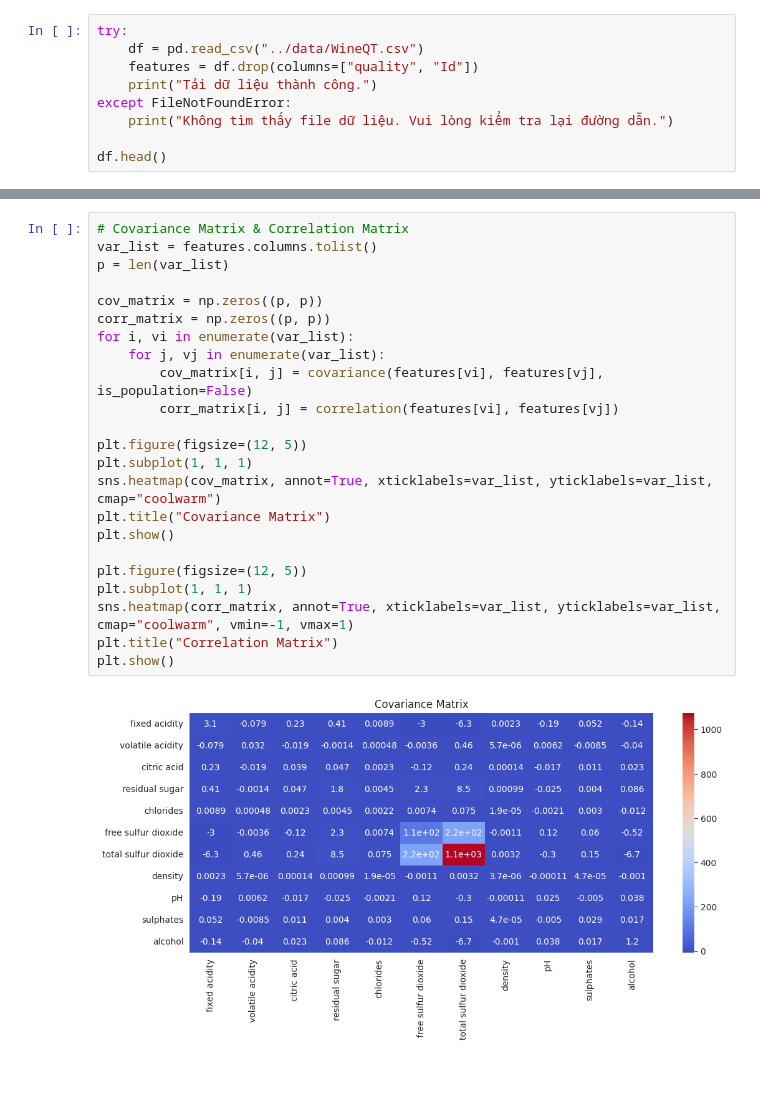
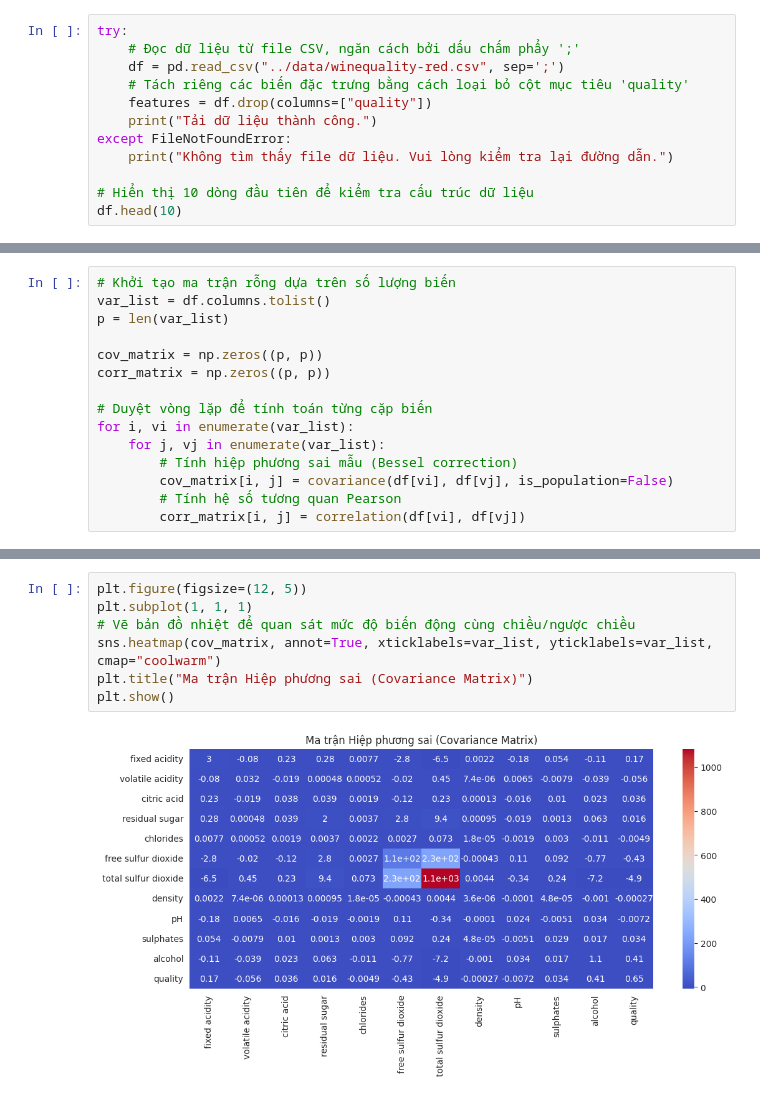
Before and after one commit to ducan0206/Multivariate-Statistical-Analysis, a Jupyter notebook: notebooks/01_descriptive_stats.ipynb, the cells around one changed output, grey strips where cells are left out. Saved outputs shown, nothing was run; the diff lists cells and outputs as text.

```diff
--- a/notebooks/01_descriptive_stats.ipynb
+++ b/notebooks/01_descriptive_stats.ipynb
@@ -28,12 +71,15 @@ The autoreload extension is already loaded. To reload it, use:
 # %%
 try:
-    df = pd.read_csv("../data/WineQT.csv")
-    features = df.drop(columns=["quality", "Id"])
+    # Đọc dữ liệu từ file CSV, ngăn cách bởi dấu chấm phẩy ';'
+    df = pd.read_csv("../data/winequality-red.csv", sep=';')
+    # Tách riêng các biến đặc trưng bằng cách loại bỏ cột mục tiêu 'quality'
+    features = df.drop(columns=["quality"])
     print("Tải dữ liệu thành công.")
 except FileNotFoundError:
     print("Không tìm thấy file dữ liệu. Vui lòng kiểm tra lại đường dẫn.")
 
-df.head()
+# Hiển thị 10 dòng đầu tiên để kiểm tra cấu trúc dữ liệu
+df.head(10)
 # %% [output]
 Tải dữ liệu thành công.
 |  | fixed acidity | volatile acidity | citric acid | residual sugar | chlorides | free sulfur dioxide | ... |
@@ -119,0 +229,15 @@ comparison.round(4)
+# %%
+# Khởi tạo ma trận rỗng dựa trên số lượng biến
+var_list = df.columns.tolist()
+p = len(var_list)
+
+cov_matrix = np.zeros((p, p))
+corr_matrix = np.zeros((p, p))
+
+# Duyệt vòng lặp để tính toán từng cặp biến
+for i, vi in enumerate(var_list):
+    for j, vj in enumerate(var_list):
+        # Tính hiệp phương sai mẫu (Bessel correction)
+        cov_matrix[i, j] = covariance(df[vi], df[vj], is_population=False)
+        # Tính hệ số tương quan Pearson
+        corr_matrix[i, j] = correlation(df[vi], df[vj])
@@ -120,25 +253,9 @@ comparison.round(4)
 # %%
-# Covariance Matrix & Correlation Matrix
-var_list = features.columns.tolist()
-p = len(var_list)
-
-cov_matrix = np.zeros((p, p))
-corr_matrix = np.zeros((p, p))
-for i, vi in enumerate(var_list):
-    for j, vj in enumerate(var_list):
-        cov_matrix[i, j] = covariance(features[vi], features[vj], is_population=False)
-        corr_matrix[i, j] = correlation(features[vi], features[vj])
-
 plt.figure(figsize=(12, 5))
 plt.subplot(1, 1, 1)
+# Vẽ bản đồ nhiệt để quan sát mức độ biến động cùng chiều/ngược chiều
 sns.heatmap(cov_matrix, annot=True, xticklabels=var_list, yticklabels=var_list, cmap="coolwarm")
-plt.title("Covariance Matrix")
+plt.title("Ma trận Hiệp phương sai (Covariance Matrix)")
 plt.show()
-
-plt.figure(figsize=(12, 5))
-plt.subplot(1, 1, 1)
-sns.heatmap(corr_matrix, annot=True, xticklabels=var_list, yticklabels=var_list, cmap="coolwarm", vmin=-1, vmax=1)
-plt.title("Correlation Matrix")
-plt.show()
 # %% [output]
-[figure, old version]
+[figure, new version]
```
Also changed, not shown: parts of 29 cells of this notebook.
